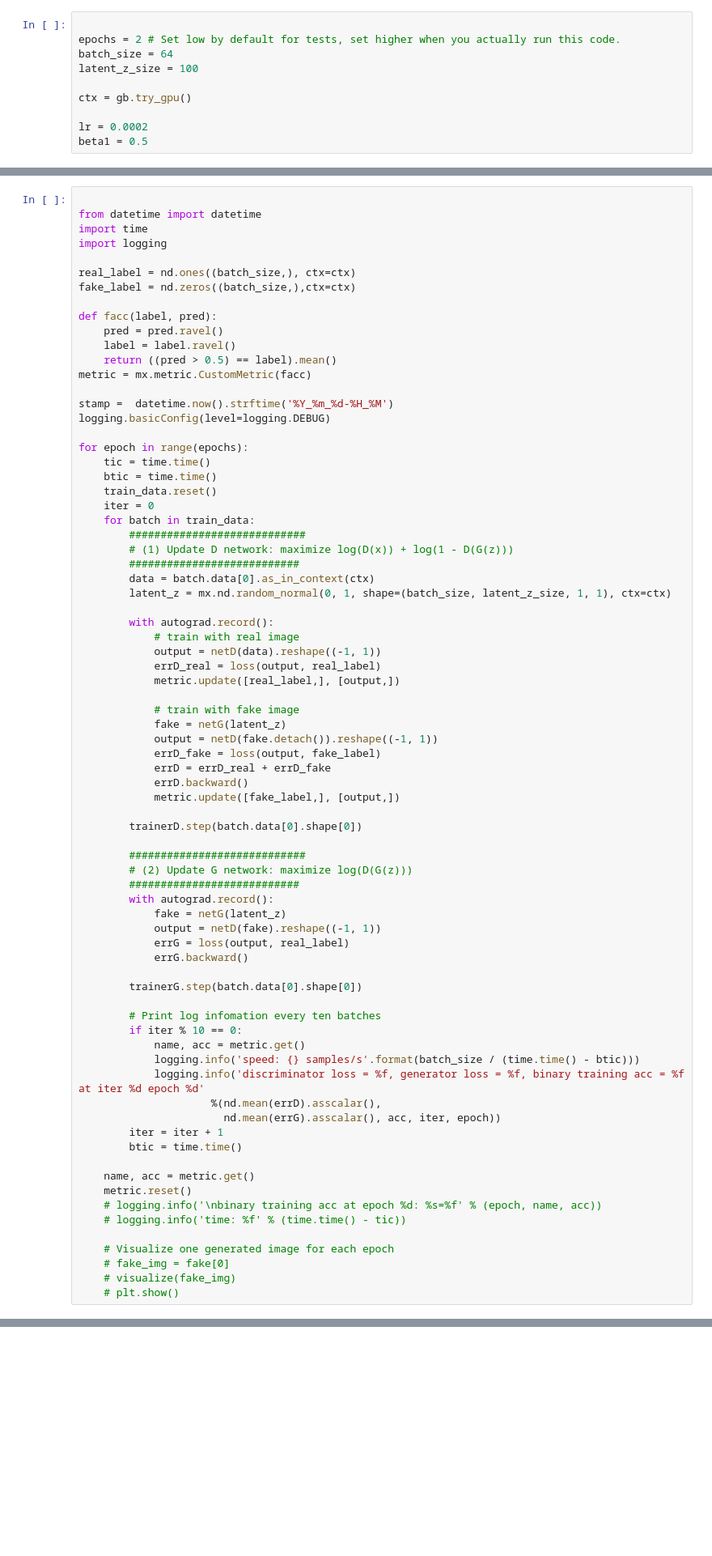
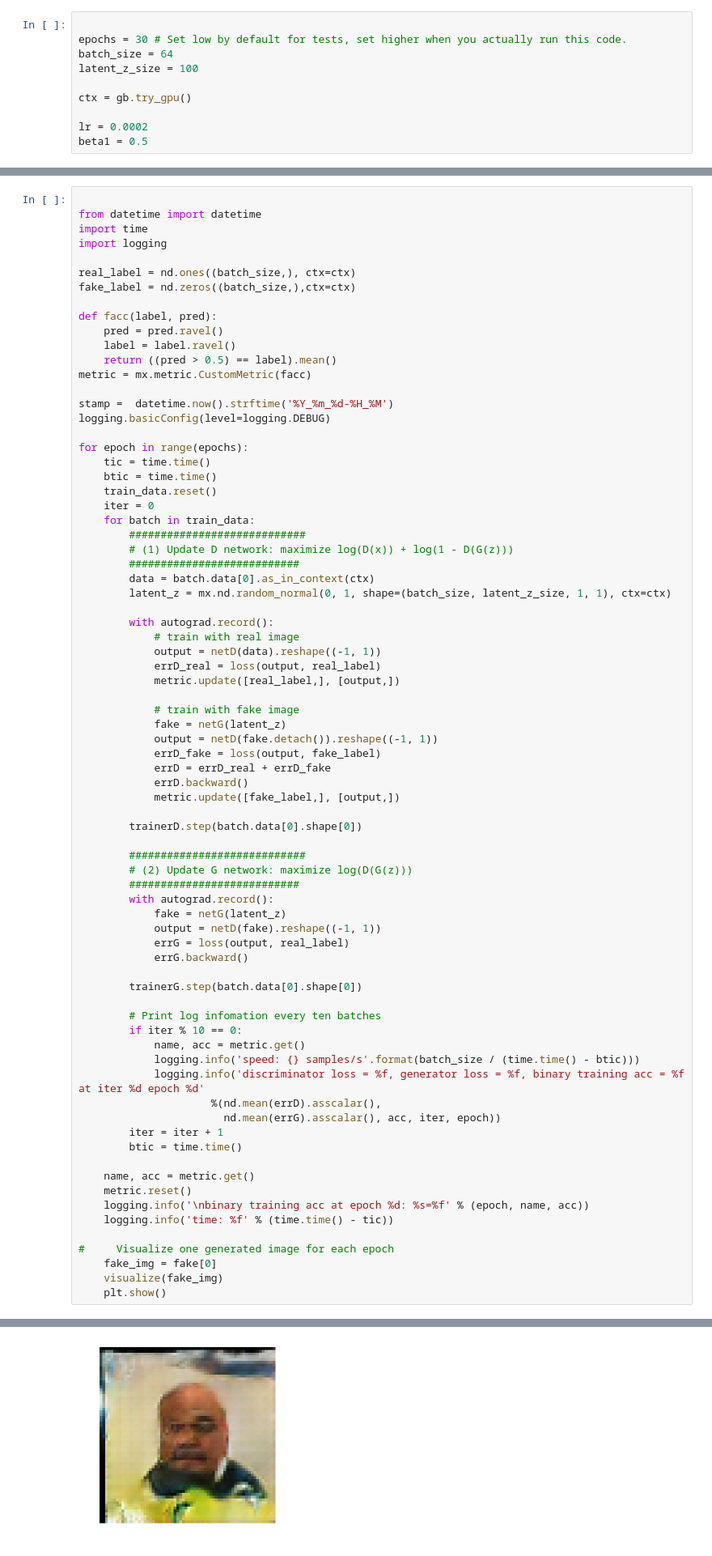
Before and after one commit to Wei-Jianan/Deep-learning-Exploring, a Jupyter notebook: DCGAN.ipynb, the cells around one changed output, grey strips where cells are left out. Shown: that part at 81% size. Drawn from its saved outputs; the diff is of its cells as text; blank space fills up the shorter version.

```diff
--- a/DCGAN.ipynb
+++ b/DCGAN.ipynb
@@ -14,7 +16,7 @@ from mxnet import autograd
 import numpy as np
 # %%
 
-epochs = 2 # Set low by default for tests, set higher when you actually run this code.
+epochs = 30 # Set low by default for tests, set higher when you actually run this code.
 batch_size = 64
 latent_z_size = 100
 
@@ -194,11 +198,11 @@ for epoch in range(epochs):
 
     name, acc = metric.get()
     metric.reset()
-    # logging.info('\nbinary training acc at epoch %d: %s=%f' % (epoch, name, acc))
-    # logging.info('time: %f' % (time.time() - tic))
+    logging.info('\nbinary training acc at epoch %d: %s=%f' % (epoch, name, acc))
+    logging.info('time: %f' % (time.time() - tic))
 
-    # Visualize one generated image for each epoch
-    # fake_img = fake[0]
-    # visualize(fake_img)
-    # plt.show()
+#     Visualize one generated image for each epoch
+    fake_img = fake[0]
+    visualize(fake_img)
+    plt.show()
 # %% [output]
@@ -221,0 +226 @@ INFO:root:discriminator loss = 1.282914, generator loss = 4.274421, binary train
+[figure, added]
```
Also changed, not shown: parts of 5 cells of this notebook.
